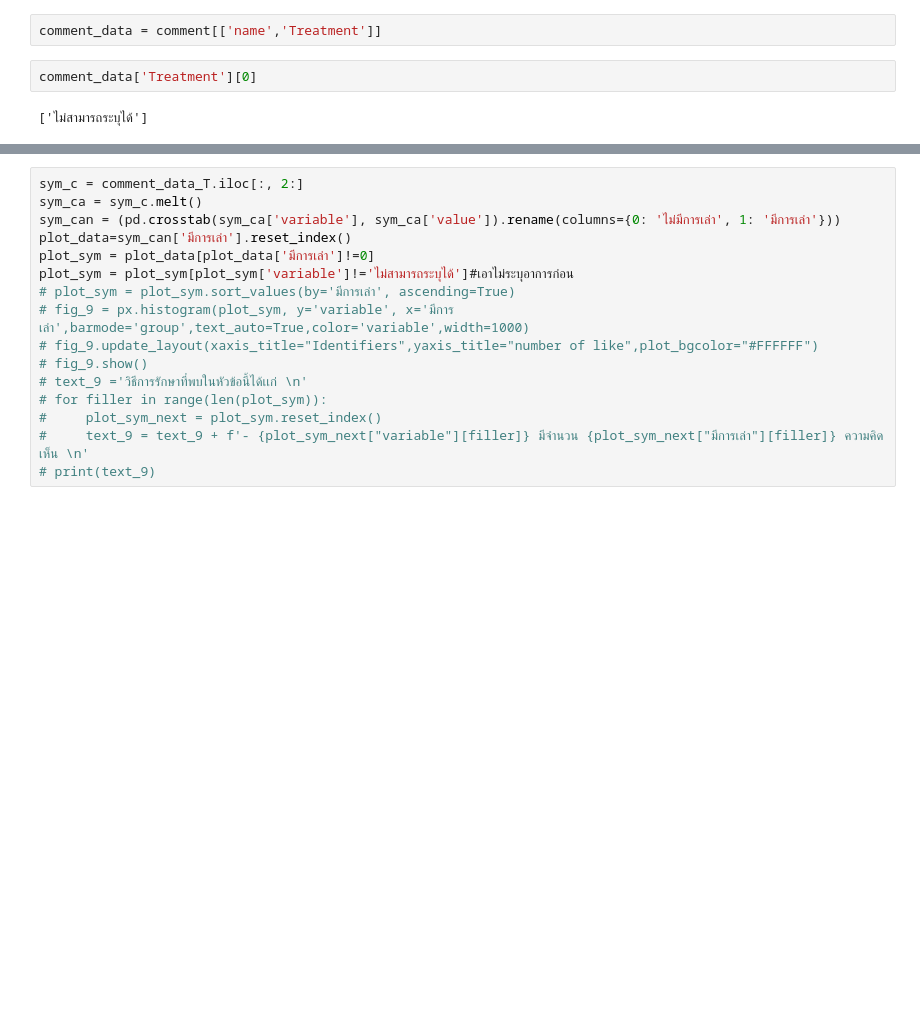
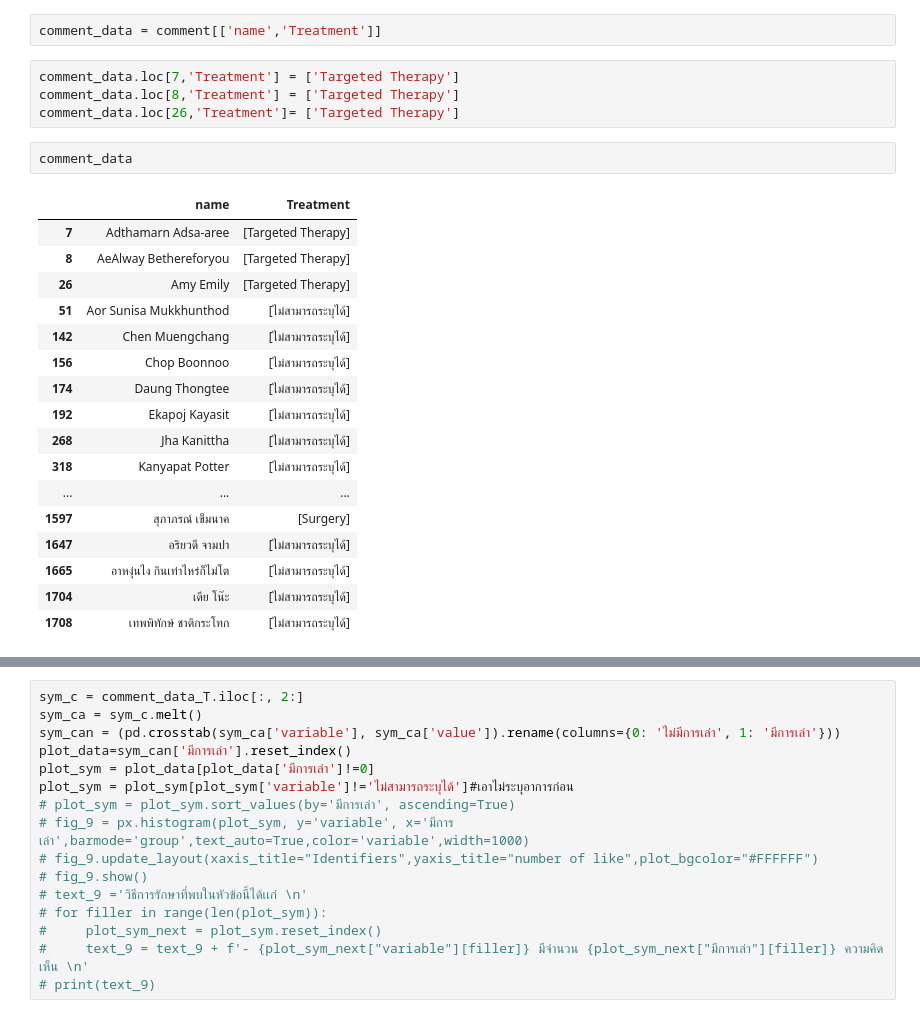
Before and after one commit to MOOwuttichai/NCDs_Listener, a Jupyter notebook: กราฟ.ipynb, the cells around one changed output, grey strips where cells are left out. Cells and saved outputs as stored; diff of their text form; blank space fills up the shorter version.

```diff
--- a/กราฟ.ipynb
+++ b/กราฟ.ipynb
@@ -676,7 +688,27 @@ comment['Treatment'] = k
 # %%
 comment_data = comment[['name','Treatment']]
+# %%
+comment_data.loc[7,'Treatment'] = ['Targeted Therapy']
+comment_data.loc[8,'Treatment'] = ['Targeted Therapy']
+comment_data.loc[26,'Treatment']= ['Targeted Therapy']
 # %%
-comment_data['Treatment'][0]
+comment_data
 # %% [output]
-['ไม่สามารถระบุได้']
+|  | name | Treatment |
+| 7 | Adthamarn Adsa-aree | [Targeted Therapy] |
+| 8 | AeAlway Bethereforyou | [Targeted Therapy] |
+| 26 | Amy Emily | [Targeted Therapy] |
+| 51 | Aor Sunisa Mukkhunthod | [ไม่สามารถระบุได้] |
+| 142 | Chen Muengchang | [ไม่สามารถระบุได้] |
+| 156 | Chop Boonnoo | [ไม่สามารถระบุได้] |
+| 174 | Daung Thongtee | [ไม่สามารถระบุได้] |
+| 192 | Ekapoj Kayasit | [ไม่สามารถระบุได้] |
+| 268 | Jha Kanittha | [ไม่สามารถระบุได้] |
+| 318 | Kanyapat Potter | [ไม่สามารถระบุได้] |
+| ... | ... | ... |
+| 1597 | สุภาภรณ์ เข็มนาค | [Surgery] |
+| 1647 | อริยวดี จามปา | [ไม่สามารถระบุได้] |
+| 1665 | อาหงุ่นไง กินเท่าไหร่ก็ไม่โต | [ไม่สามารถระบุได้] |
+| 1704 | เดีย โน๊ะ | [ไม่สามารถระบุได้] |
+| 1708 | เทพพิทักษ์ ชาติกระโทก | [ไม่สามารถระบุได้] |
 # %%
```
Also changed, not shown: parts of 8 cells of this notebook.
